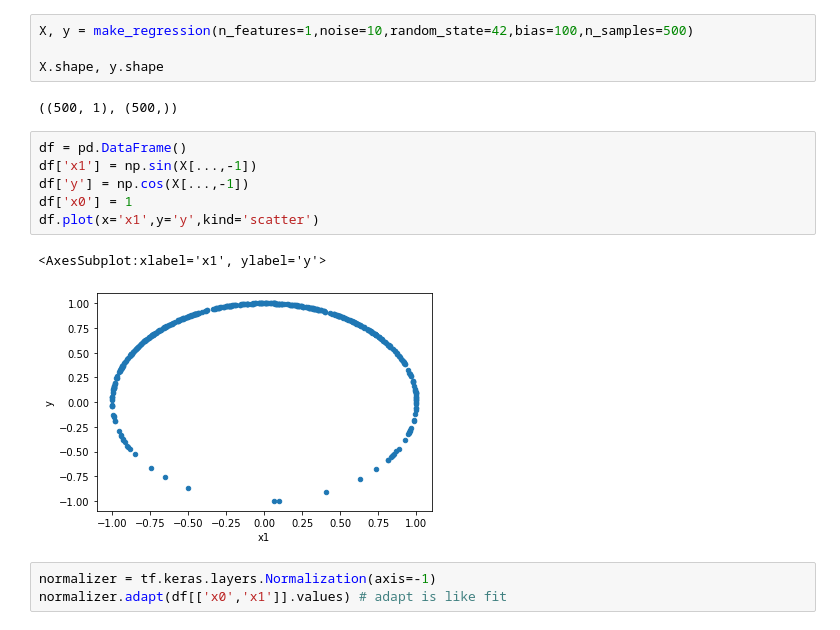
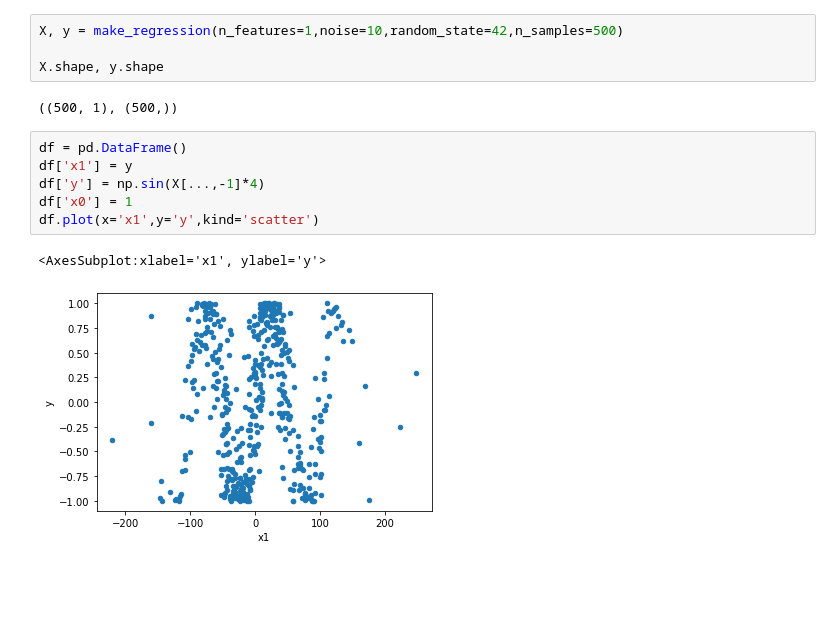
Before and after one commit to NishantBaheti/DeepLearningGuideBook, a Jupyter notebook: notebooks/regression_understanding.ipynb, the cells around one changed output. Cells and saved outputs as stored; diff of their text form; blank space fills up the shorter version.

```diff
--- a/notebooks/regression_understanding.ipynb
+++ b/notebooks/regression_understanding.ipynb
@@ -595,18 +595,15 @@ _________________________________________________________________
 # %%
-X, y = make_regression(n_features=1,noise=10,random_state=42,bias=100,n_samples=500)
+X, y = make_regression(n_features=1,noise=10,random_state=42,n_samples=500)
 
 X.shape, y.shape
 # %% [output]
 ((500, 1), (500,))
 # %%
 df = pd.DataFrame()
-df['x1'] = np.sin(X[...,-1])
-df['y'] = np.cos(X[...,-1])
+df['x1'] = y
+df['y'] = np.sin(X[...,-1]*4)
 df['x0'] = 1
 df.plot(x='x1',y='y',kind='scatter')
 # %% [output]
 <AxesSubplot:xlabel='x1', ylabel='y'>
-[figure, old version]
+[figure, new version]
-# %%
-normalizer = tf.keras.layers.Normalization(axis=-1)
-normalizer.adapt(df[['x0','x1']].values) # adapt is like fit
```
Also changed, not shown: parts of 13 cells of this notebook, 1 other file.
